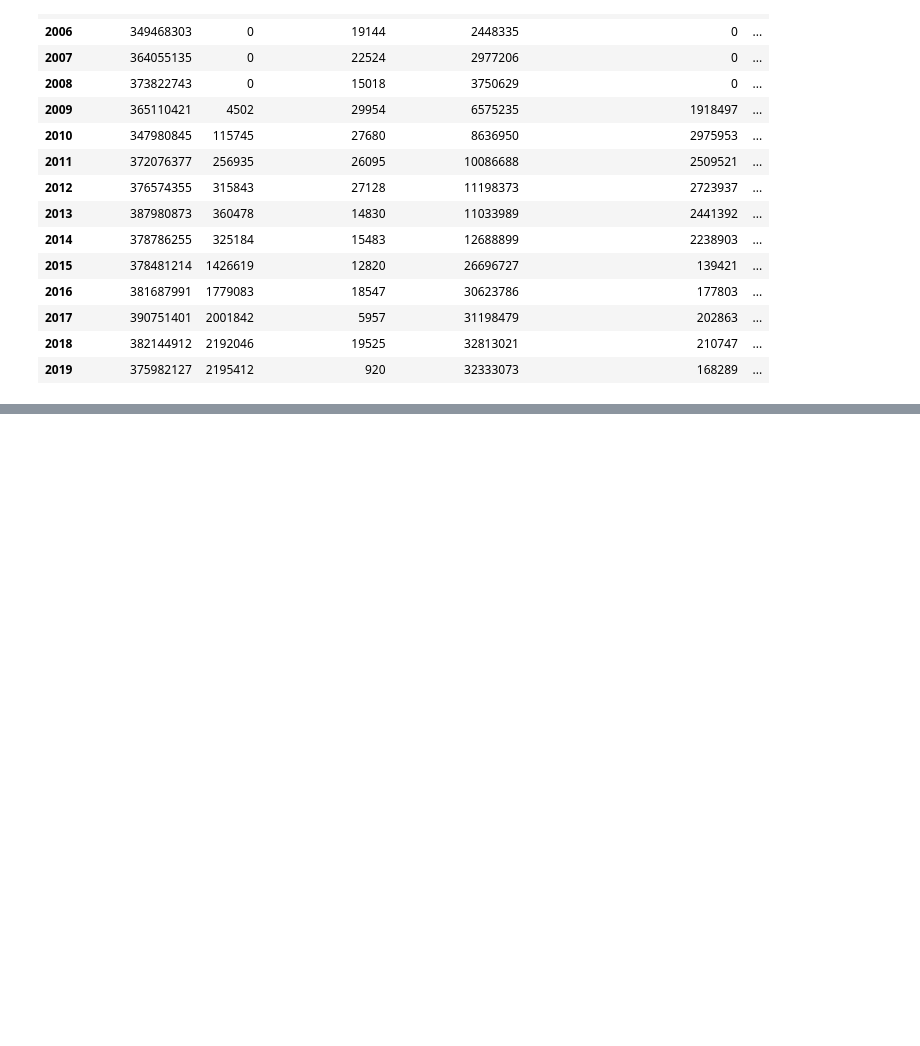
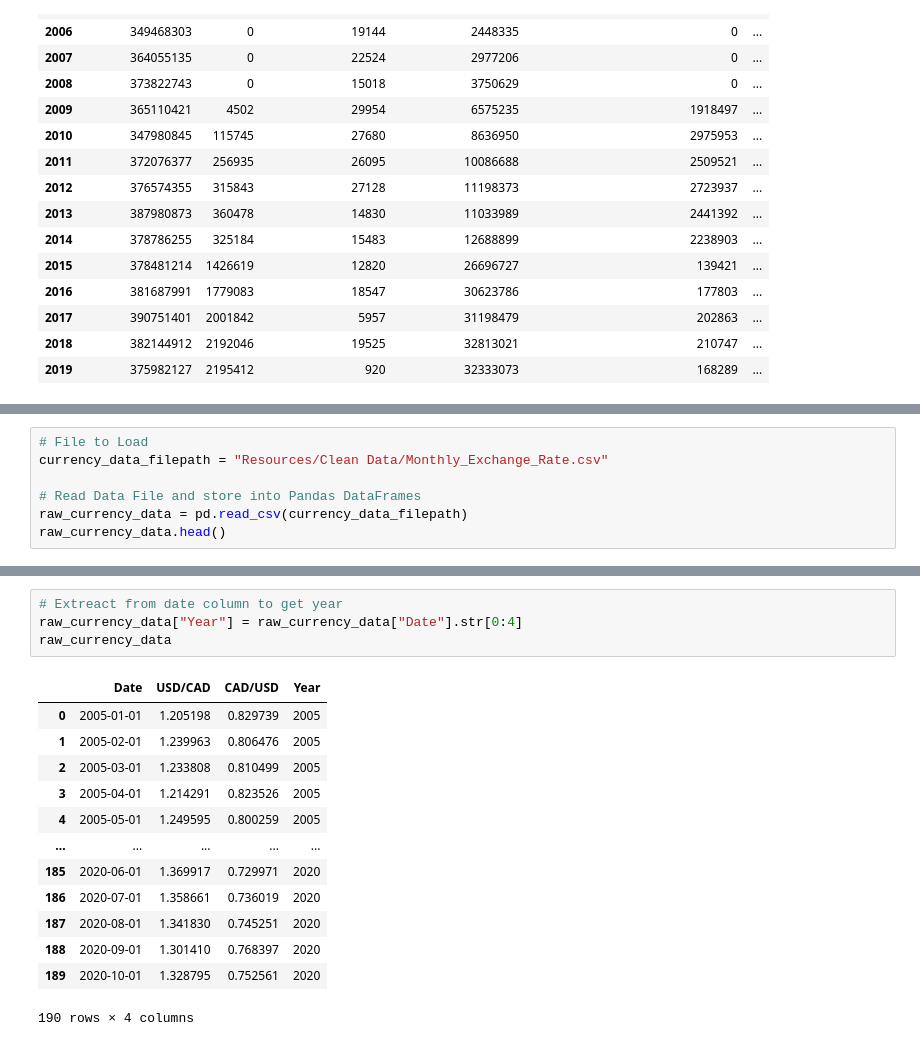
Before and after one commit to kk-deng/CanadaEnergyIE, a Jupyter notebook: Part 4 - Extraction.ipynb, the cells around one changed output, grey strips where cells are left out. Cells and saved outputs as stored; diff of their text form; blank space fills up the shorter version.

```diff
--- a/Extraction_for_Table_5.ipynb
+++ b/Part 4 - Extraction.ipynb
@@ -182,0 +239,7 @@ oil_energy_data.to_csv("Resources/Clean Data/Table 5 - Canada Oil Energy Electri
+# %%
+# File to Load
+currency_data_filepath = "Resources/Clean Data/Monthly_Exchange_Rate.csv"
+
+# Read Data File and store into Pandas DataFrames
+raw_currency_data = pd.read_csv(currency_data_filepath)
+raw_currency_data.head()
@@ -182,0 +253,18 @@ oil_energy_data.to_csv("Resources/Clean Data/Table 5 - Canada Oil Energy Electri
+# %%
+# Extreact from date column to get year
+raw_currency_data["Year"] = raw_currency_data["Date"].str[0:4]
+raw_currency_data
+# %% [output]
+|  | Date | USD/CAD | CAD/USD | Year |
+| 0 | 2005-01-01 | 1.205198 | 0.829739 | 2005 |
+| 1 | 2005-02-01 | 1.239963 | 0.806476 | 2005 |
+| 2 | 2005-03-01 | 1.233808 | 0.810499 | 2005 |
+| 3 | 2005-04-01 | 1.214291 | 0.823526 | 2005 |
+| 4 | 2005-05-01 | 1.249595 | 0.800259 | 2005 |
+| ... | ... | ... | ... | ... |
+| 185 | 2020-06-01 | 1.369917 | 0.729971 | 2020 |
+| 186 | 2020-07-01 | 1.358661 | 0.736019 | 2020 |
+| 187 | 2020-08-01 | 1.341830 | 0.745251 | 2020 |
+| 188 | 2020-09-01 | 1.301410 | 0.768397 | 2020 |
+| 189 | 2020-10-01 | 1.328795 | 0.752561 | 2020 |
+190 rows × 4 columns
```
Also changed, not shown: parts of 17 cells of this notebook, 4 other files.
